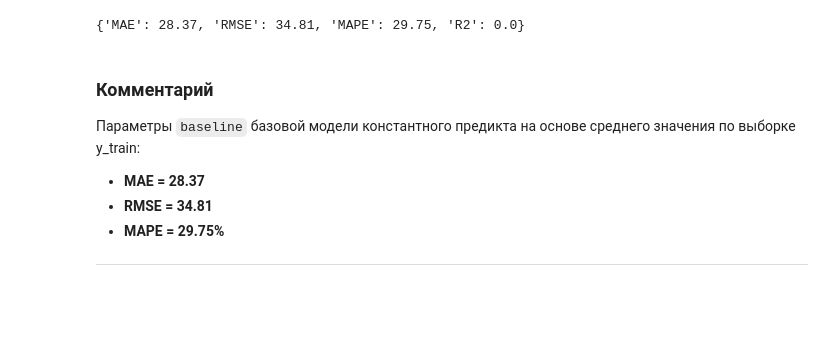
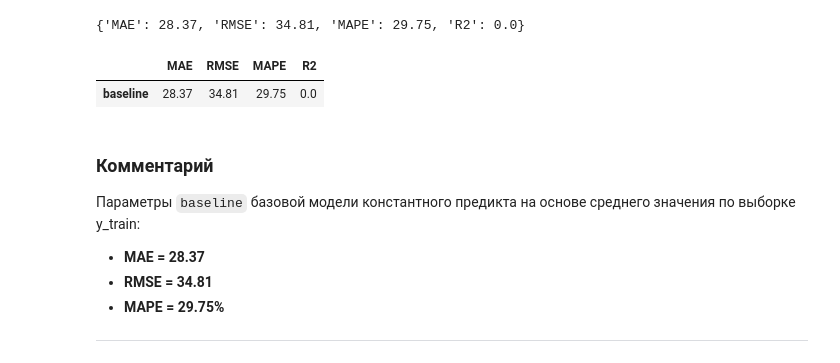
Before and after one commit to TemaQDX/project_turtle, a Jupyter notebook: project_turtle_sprint_10_Artem_Burov.ipynb, the cells around one changed output. Saved outputs shown, nothing was run; the diff lists cells and outputs as text; code cells hidden in the pictures; blank space fills up the shorter version.

```diff
--- a/project_turtle_sprint_10_Artem_Burov.ipynb
+++ b/project_turtle_sprint_10_Artem_Burov.ipynb
@@ -913,6 +916,11 @@ model_results['baseline'] = calculate_metrics(y_pred_const, y_train)
 model_results['baseline']
 # %% [output]
 {'MAE': 28.37, 'RMSE': 34.81, 'MAPE': 29.75, 'R2': 0.0}
+# %%
+pd.DataFrame(model_results).T
+# %% [output]
+|  | MAE | RMSE | MAPE | R2 |
+| baseline | 28.37 | 34.81 | 29.75 | 0.0 |
 # %% [markdown]
 ### Комментарий
 
```
Also changed, not shown: parts of 26 cells of this notebook.
